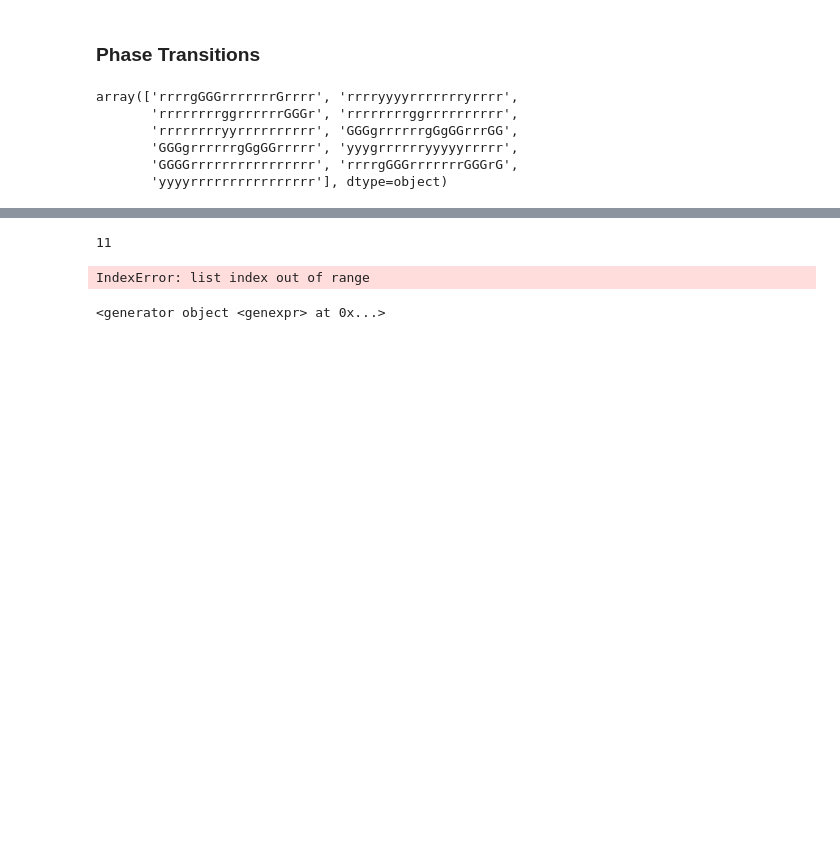
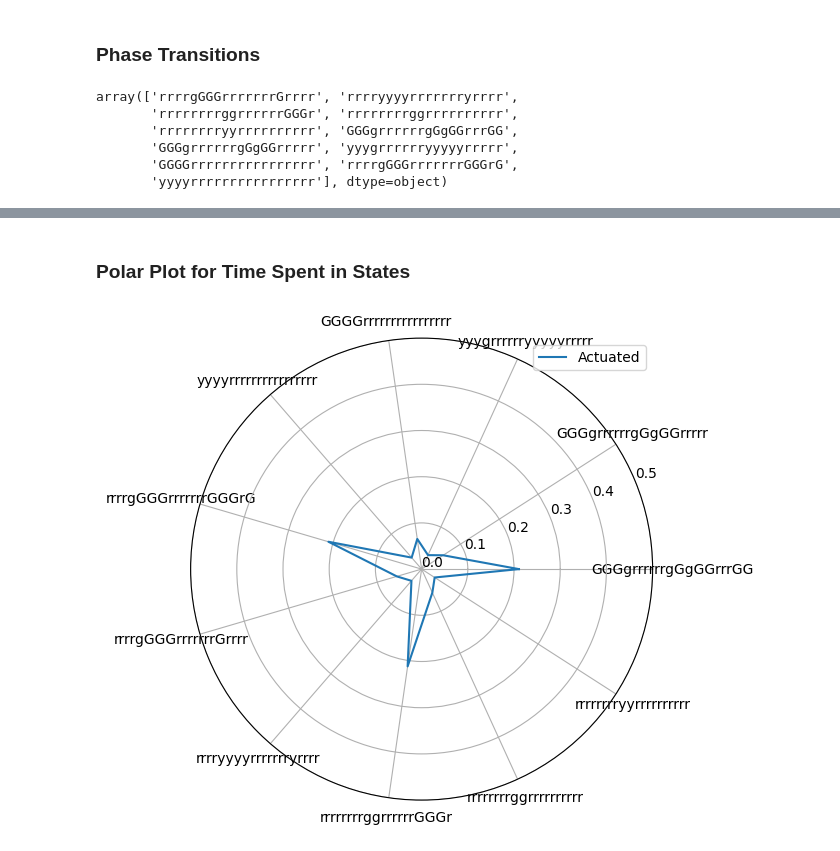
Before and after one commit to karstenk9/rl_traffic_signal_optimization, a Jupyter notebook: notebooks/actuated_results.ipynb, the cells around one changed output, grey strips where cells are left out. Drawn from its saved outputs; the diff is of its cells as text; code cells hidden in the pictures; blank space fills up the shorter version.

```diff
--- a/notebooks/actuated_results.ipynb
+++ b/notebooks/actuated_results.ipynb
@@ -179,12 +168,52 @@ num_phases = len(tls_159_states)
-# %%
-num_phases
-# %% [output]
-11
-# %%
-matrix = transition_matrix(transitions, num_phases)
-# %% [output]
-IndexError: list index out of range
-# %%
-print(x for x in tls_159_states if x not in tls_allStates)
-# %% [output]
-<generator object <genexpr> at 0x...>
+# %% [markdown]
+### Polar Plot for Time Spent in States
+# %%
+import matplotlib.pyplot as plt
+import numpy as np
+
+# List of dataframes and corresponding policies
+configs = [(df, 'Actuated')]
+
+states = tls_159_states
+
+# Create a figure
+fig, ax = plt.subplots(figsize=(6, 6), subplot_kw=dict(polar=True))
+
+# Create the angles for the polar plot
+angles = np.linspace(0, 2 * np.pi, len(states), endpoint=False).tolist()
+
+# Make the plot circular
+angles += angles[:1]
+
+# Iterate over the configurations
+for df, policy in configs:
+    # Calculate the time spent in each state
+    time_in_state = df['tls159_state'].value_counts()
+
+    # Normalize the values to range from 0 to 1
+    values = [time_in_state.get(state, 0) / time_in_state.values.sum() for state in states]
+
+    # Repeat the first value to close the circular plot
+    values += values[:1]
+
+    # Plot the data for the current configuration
+    ax.plot(angles, values, label=policy)
+
+# Add a legend
+ax.legend(loc='upper right')
+
+# Set ytick labels as decimals and limit the scale to 0.5
+yticks = np.linspace(0, 0.5, num=6)
+ax.set_yticks(yticks)
+ax.set_yticklabels(['{:.1f}'.format(y) for y in yticks])
+
+# Set xtick labels
+ax.set_xticks(angles[:-1])
+ax.set_xticklabels(states)
+
+# Limit the radial axis to 0.5
+ax.set_ylim(0, 0.5)
+
+plt.show()
+# %% [output]
+[figure, added]
```
Also changed, not shown: parts of 7 cells of this notebook, 25 other files.
